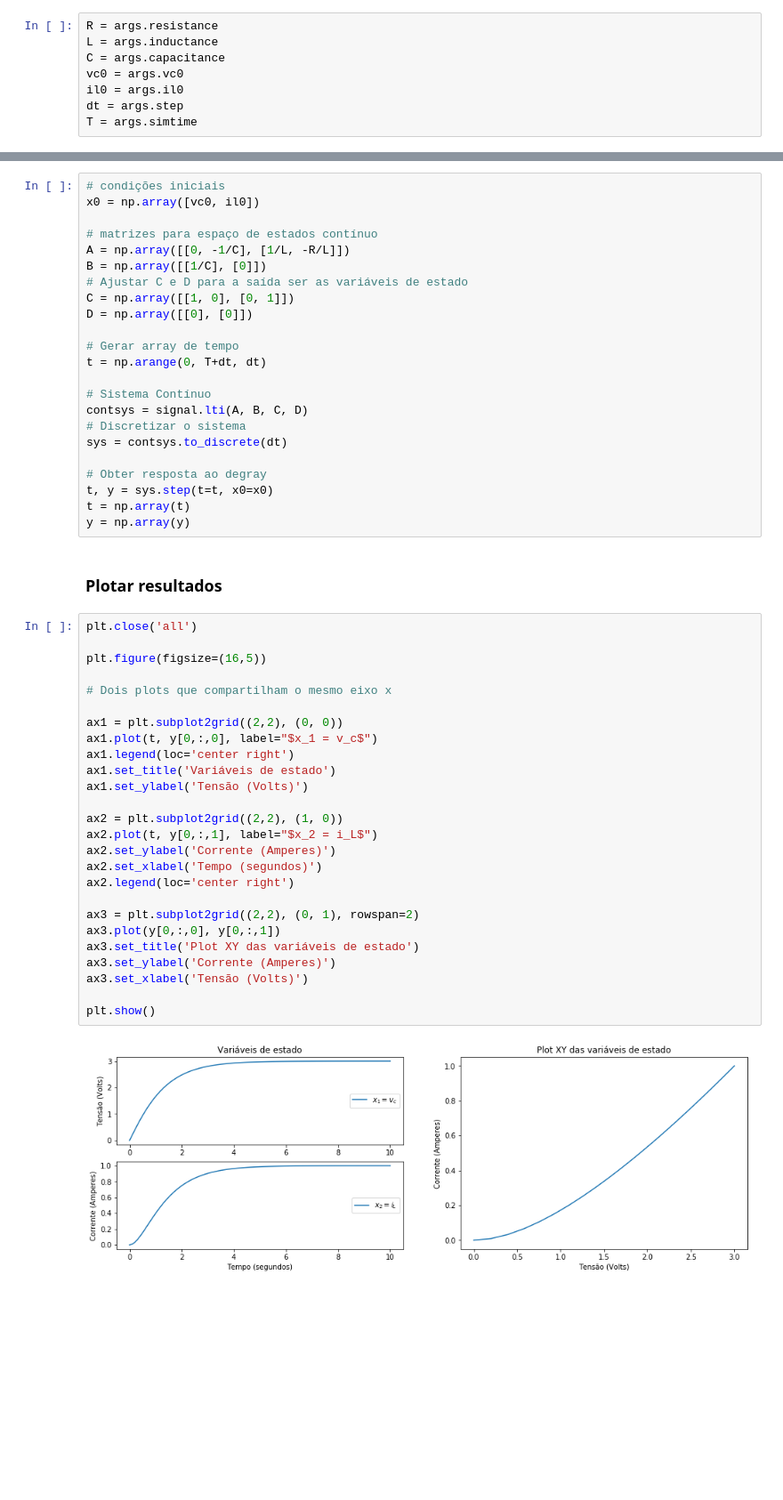
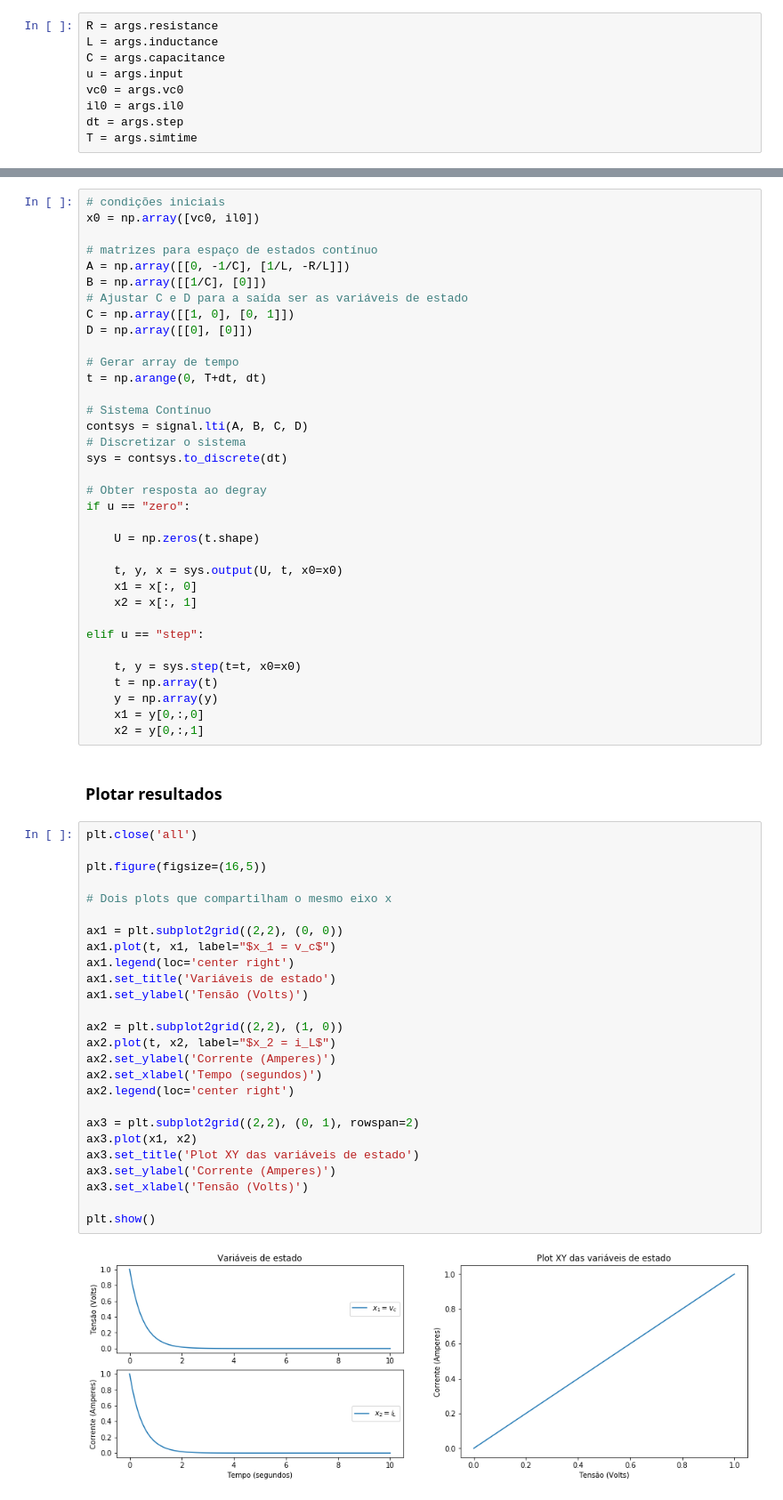
Before and after one commit to cadubentzen/sample-state-equations, a Jupyter notebook: Simulacao.ipynb, the cells around one changed output, grey strips where cells are left out. Shown: that part at 89% size. Saved outputs shown, nothing was run; the diff lists cells and outputs as text; blank space fills up the shorter version.

```diff
--- a/Simulacao.ipynb
+++ b/Simulacao.ipynb
@@ -54,6 +71,7 @@ Caso esteja rodando o script a partir do terminal, trocar a linha logo acima por
 R = args.resistance
 L = args.inductance
 C = args.capacitance
+u = args.input
 vc0 = args.vc0
 il0 = args.il0
 dt = args.step
@@ -101,36 +121,48 @@ contsys = signal.lti(A, B, C, D)
 sys = contsys.to_discrete(dt)
 
 # Obter resposta ao degray
-t, y = sys.step(t=t, x0=x0)
-t = np.array(t)
-y = np.array(y)
+if u == "zero":
+
+    U = np.zeros(t.shape)
+
+    t, y, x = sys.output(U, t, x0=x0)
+    x1 = x[:, 0]
+    x2 = x[:, 1]
+
+elif u == "step":
+
+    t, y = sys.step(t=t, x0=x0)
+    t = np.array(t)
+    y = np.array(y)
+    x1 = y[0,:,0]
+    x2 = y[0,:,1]
 # %% [markdown]
 ### Plotar resultados
 # %%
 plt.close('all')
 
 plt.figure(figsize=(16,5))
 
 # Dois plots que compartilham o mesmo eixo x
 
 ax1 = plt.subplot2grid((2,2), (0, 0))
-ax1.plot(t, y[0,:,0], label="$x_1 = v_c$")
+ax1.plot(t, x1, label="$x_1 = v_c$")
 ax1.legend(loc='center right')
 ax1.set_title('Variáveis de estado')
 ax1.set_ylabel('Tensão (Volts)')
 
 ax2 = plt.subplot2grid((2,2), (1, 0))
-ax2.plot(t, y[0,:,1], label="$x_2 = i_L$")
+ax2.plot(t, x2, label="$x_2 = i_L$")
 ax2.set_ylabel('Corrente (Amperes)')
 ax2.set_xlabel('Tempo (segundos)')
 ax2.legend(loc='center right')
 
 ax3 = plt.subplot2grid((2,2), (0, 1), rowspan=2)
-ax3.plot(y[0,:,0], y[0,:,1])
+ax3.plot(x1, x2)
 ax3.set_title('Plot XY das variáveis de estado')
 ax3.set_ylabel('Corrente (Amperes)')
 ax3.set_xlabel('Tensão (Volts)')
 
 plt.show()
 # %% [output]
-[figure, old version]
+[figure, new version]
```
Also changed, not shown: parts of 3 cells of this notebook, 12 other files.
